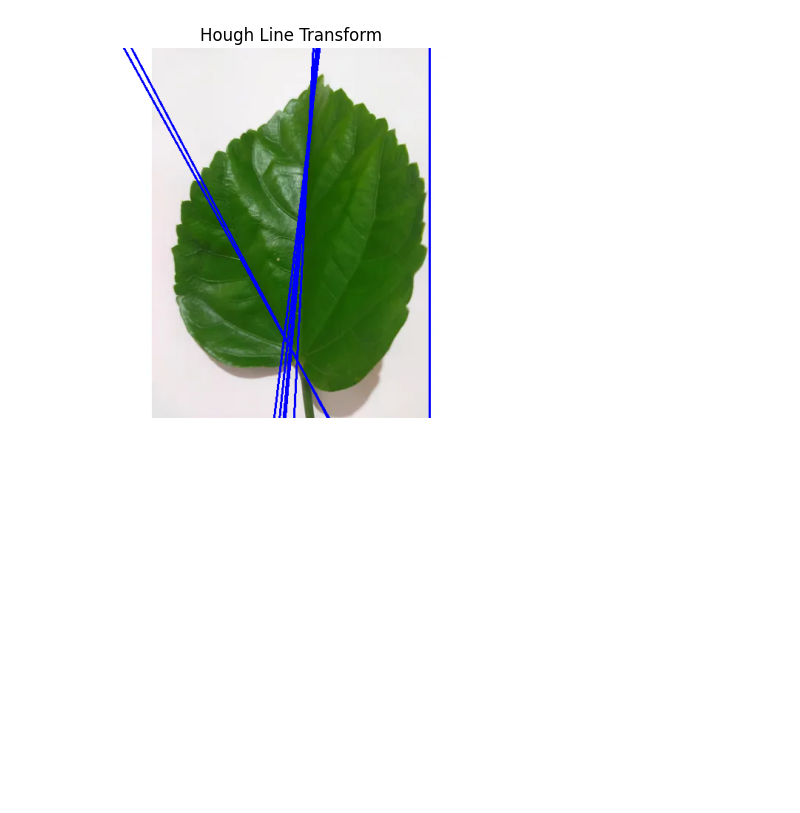
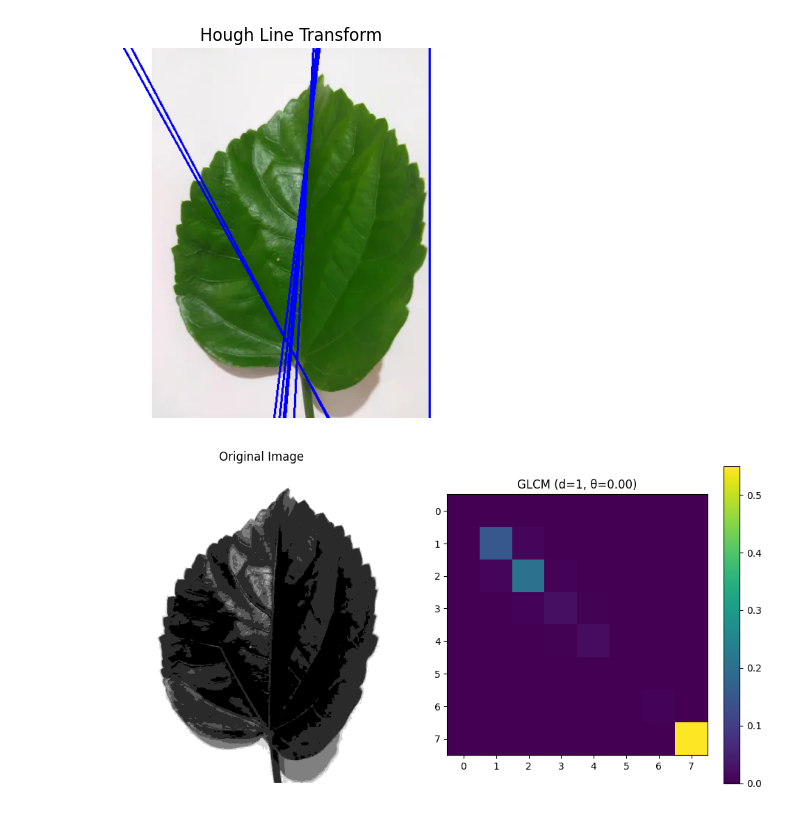
Before and after one commit to mkmksto/ai221_final_project, a Jupyter notebook: notebooks/quinto_test_1.ipynb, the cells around one changed output. Drawn from its saved outputs; the diff is of its cells as text; code cells hidden in the pictures; blank space fills up the shorter version.

```diff
--- a/notebooks/quinto_test_1.ipynb
+++ b/notebooks/quinto_test_1.ipynb
@@ -301,3 +352,13 @@ edges, line_image = detect_edges_and_lines(sample_image)
 [figure]
 [figure]
 [figure]
+# %%
+from skimage.feature import graycomatrix, graycoprops
+from src.utils_preprocessing import extract_glcm_features, visualize_glcm
+
+# sample_img_gray
+
+glcm_features = extract_glcm_features(sample_img_gray)
+visualize_glcm(sample_img_gray)
+# %% [output]
+[figure, added]
```
Also changed, not shown: parts of 7 cells of this notebook, 3 other files.
